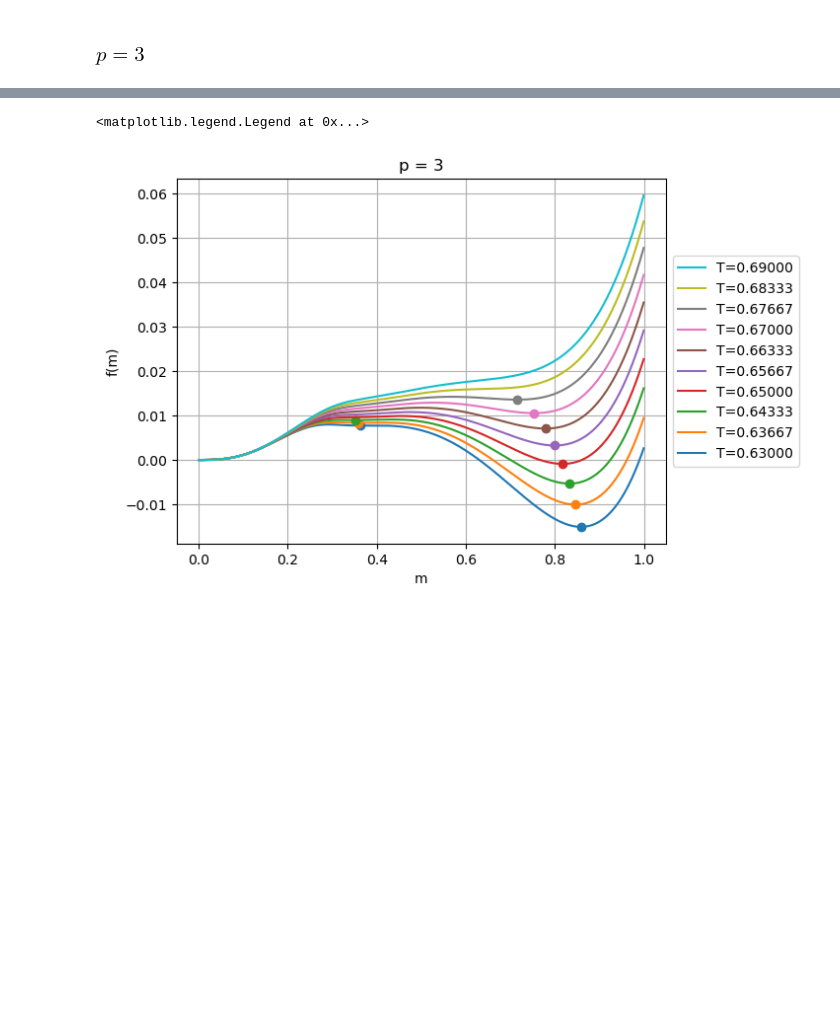
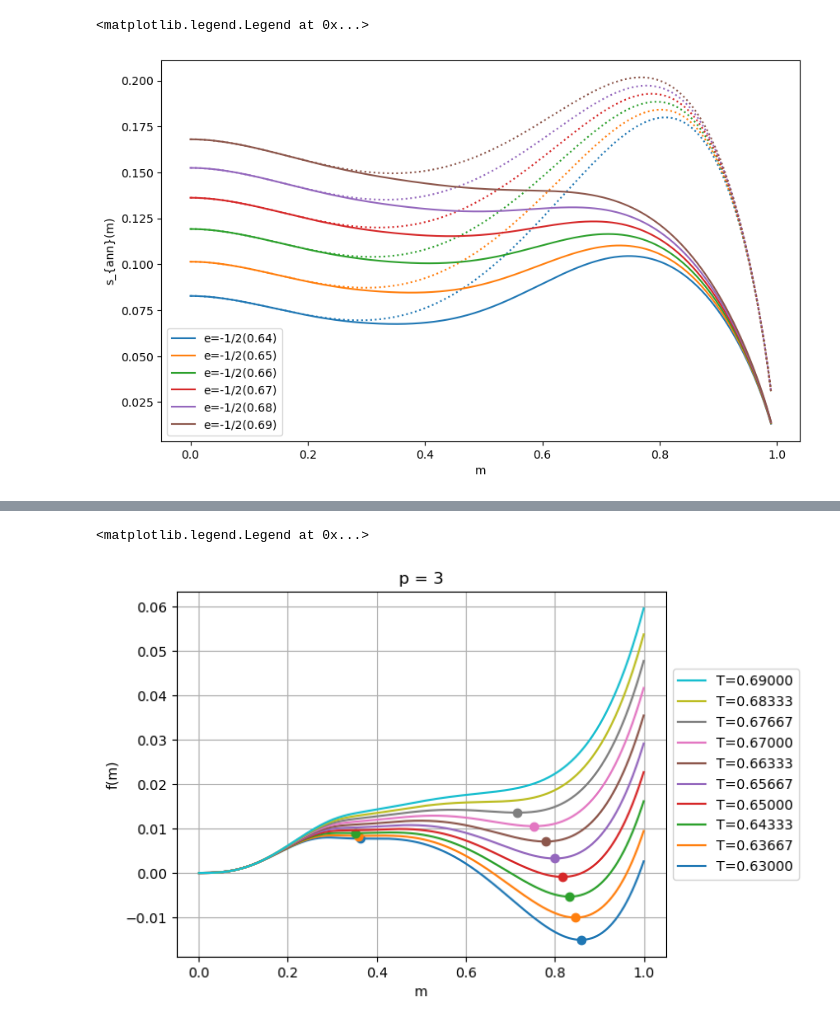
Before and after one commit to mvilucchio/fixed-energy-slice, a Jupyter notebook: Annealed_vs_RS.ipynb, the cells around one changed output, grey strips where cells are left out. Saved outputs shown, nothing was run; the diff lists cells and outputs as text; code cells hidden in the pictures; blank space fills up the shorter version.

```diff
--- a/Annealed_vs_RS.ipynb
+++ b/Annealed_vs_RS.ipynb
@@ -18,2 +14,4 @@ from known_formulas import *
-# %% [markdown]
-### $p=3$
+# %%
+def annealed_entropy(m,e,p):
+    H = -(1+m)*np.log((1+m)/2)/2 - (1-m)*np.log((1-m)/2)/2
+    return H - e**2*(1-m**p)**2
@@ -19,0 +59,12 @@ from known_formulas import *
+# %%
+plt.figure(figsize=(10,6))
+for i, e in enumerate(es):
+    s = annealed_entropy(ms, e, p)
+    plt.plot(ms, s, ':', color=f'C{i}')
+    plt.plot(ms, entropys[i], label=f'e=-1/2({Teqs[i]:.2f})', color=f'C{i}')
+plt.xlabel('m')
+plt.ylabel(r's_{ann}(m)')
+plt.legend()
+# %% [output]
+<matplotlib.legend.Legend at 0x...>
+[figure, added]
```
Also changed, not shown: parts of 8 cells of this notebook.
